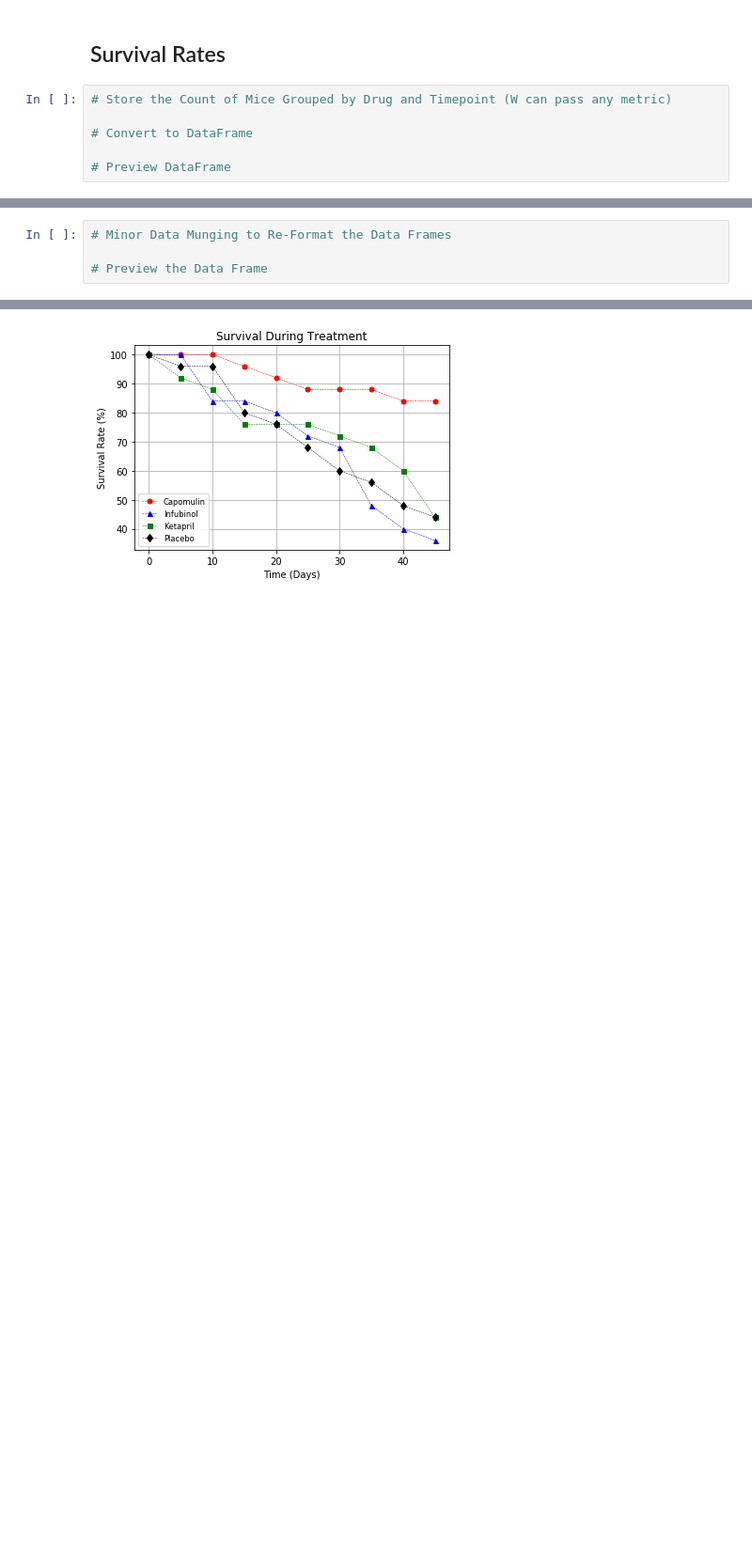
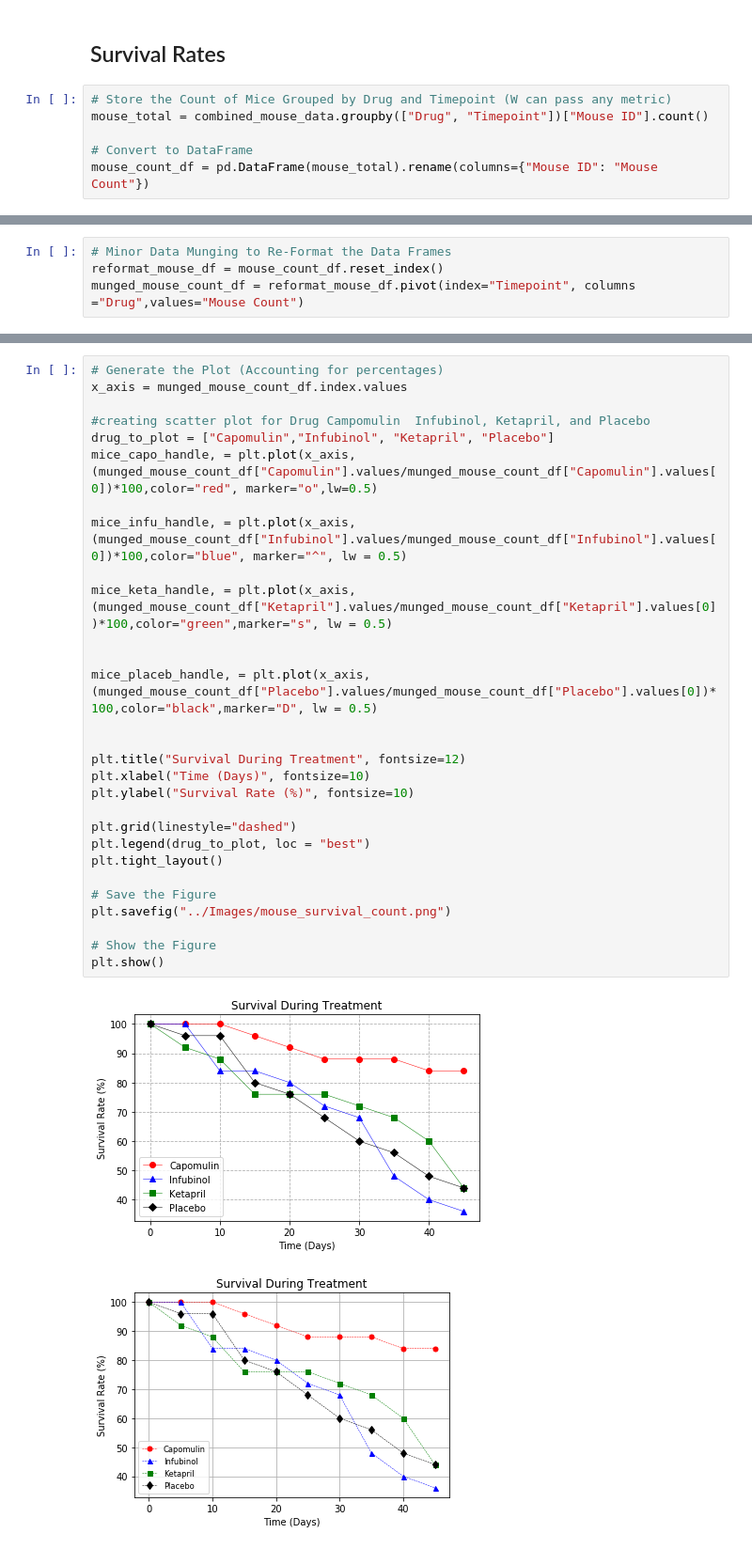
Before and after one commit to CholGurung/Pymaceuticals, a Jupyter notebook: pymaceuticals_starter.ipynb, the cells around one changed output, grey strips where cells are left out. Shown at 94% size. Drawn from its saved outputs; the diff is of its cells as text; blank space fills up the shorter version.

```diff
--- a/pymaceuticals_starter.ipynb
+++ b/pymaceuticals_starter.ipynb
@@ -163,7 +239,7 @@ plt.show()
 ## Survival Rates
 # %%
 # Store the Count of Mice Grouped by Drug and Timepoint (W can pass any metric)
+mouse_total = combined_mouse_data.groupby(["Drug", "Timepoint"])["Mouse ID"].count()
 
 # Convert to DataFrame
-
-# Preview DataFrame
+mouse_count_df = pd.DataFrame(mouse_total).rename(columns={"Mouse ID": "Mouse Count"})
@@ -178,4 +257,4 @@ plt.show()
 # %%
 # Minor Data Munging to Re-Format the Data Frames
-
-# Preview the Data Frame
+reformat_mouse_df = mouse_count_df.reset_index()
+munged_mouse_count_df = reformat_mouse_df.pivot(index="Timepoint", columns ="Drug",values="Mouse Count")
@@ -198,3 +272,34 @@ plt.show()
+# %%
+# Generate the Plot (Accounting for percentages)
+x_axis = munged_mouse_count_df.index.values
+
+#creating scatter plot for Drug Campomulin  Infubinol, Ketapril, and Placebo
+drug_to_plot = ["Capomulin","Infubinol", "Ketapril", "Placebo"]
+mice_capo_handle, = plt.plot(x_axis, (munged_mouse_count_df["Capomulin"].values/munged_mouse_count_df["Capomulin"].values[0])*100,color="red", marker="o",lw=0.5)
+
+mice_infu_handle, = plt.plot(x_axis, (munged_mouse_count_df["Infubinol"].values/munged_mouse_count_df["Infubinol"].values[0])*100,color="blue", marker="^", lw = 0.5)
+
+mice_keta_handle, = plt.plot(x_axis, (munged_mouse_count_df["Ketapril"].values/munged_mouse_count_df["Ketapril"].values[0])*100,color="green",marker="s", lw = 0.5)
+
+
+mice_placeb_handle, = plt.plot(x_axis, (munged_mouse_count_df["Placebo"].values/munged_mouse_count_df["Placebo"].values[0])*100,color="black",marker="D", lw = 0.5)
+
+
+plt.title("Survival During Treatment", fontsize=12)
+plt.xlabel("Time (Days)", fontsize=10)
+plt.ylabel("Survival Rate (%)", fontsize=10)
+
+plt.grid(linestyle="dashed")
+plt.legend(drug_to_plot, loc = "best")
+plt.tight_layout()
+
+# Save the Figure
+plt.savefig("../Images/mouse_survival_count.png")
+
+# Show the Figure
+plt.show()
+# %% [output]
+[figure, added]
 # %%
 # %% [output]
 [figure]
```
Also changed, not shown: parts of 37 cells of this notebook, 6 other files.
